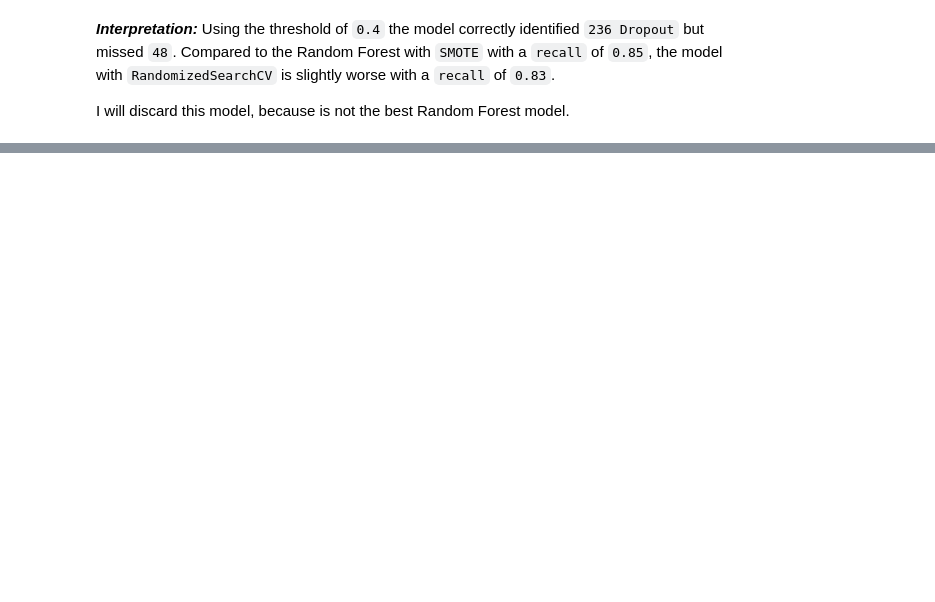
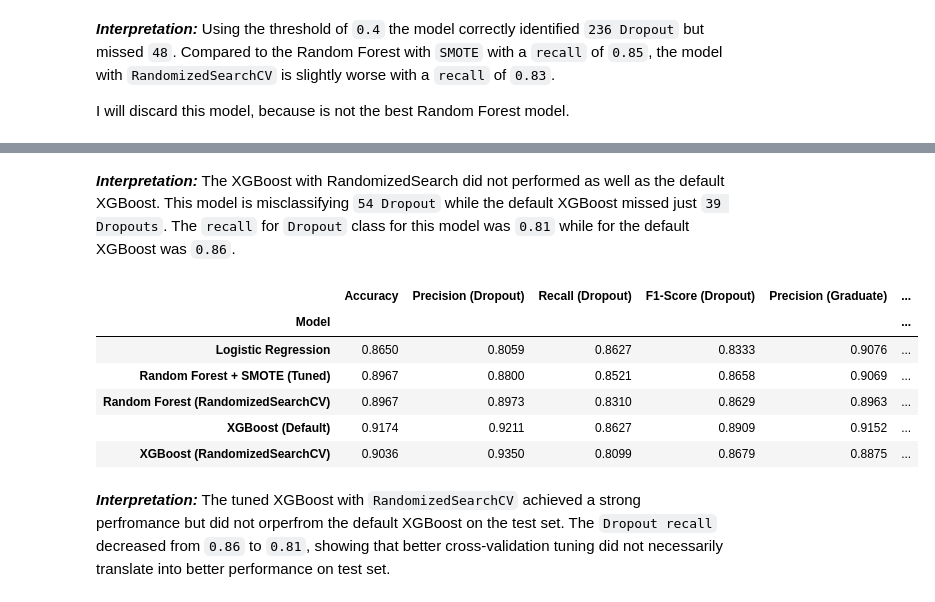
Before and after one commit to weslylaboy/student-outcome-predictor, a Jupyter notebook: notebooks/03_classification_model.ipynb, the cells around one changed output, grey strips where cells are left out. Saved outputs shown, nothing was run; the diff lists cells and outputs as text; code cells hidden in the pictures; blank space fills up the shorter version.

```diff
--- a/notebooks/03_classification_model.ipynb
+++ b/notebooks/03_classification_model.ipynb
@@ -1380,0 +1306,18 @@ I will discard this model, because is not the best Random Forest model.
+# %% [markdown]
+***Interpretation:*** The XGBoost with RandomizedSearch did not performed as well as the default XGBoost. This model is misclassifying `54 Dropout` while the default XGBoost missed just `39 Dropouts`. The `recall` for `Dropout` class for this model was `0.81` while for the default XGBoost was `0.86`.
+# %%
+results_models_metrics.append(get_model_metrics(y_test, y_pred_xgb_tuned,
+                                                  'XGBoost (RandomizedSearchCV)'))
+
+temp_results = pd.DataFrame(results_models_metrics).set_index('Model')
+temp_results
+# %% [output]
+|  | Accuracy | Precision (Dropout) | Recall (Dropout) | F1-Score (Dropout) | Precision (Graduate) | ... |
+| Model |  |  |  |  |  | ... |
+| Logistic Regression | 0.8650 | 0.8059 | 0.8627 | 0.8333 | 0.9076 | ... |
+| Random Forest + SMOTE (Tuned) | 0.8967 | 0.8800 | 0.8521 | 0.8658 | 0.9069 | ... |
+| Random Forest (RandomizedSearchCV) | 0.8967 | 0.8973 | 0.8310 | 0.8629 | 0.8963 | ... |
+| XGBoost (Default) | 0.9174 | 0.9211 | 0.8627 | 0.8909 | 0.9152 | ... |
+| XGBoost (RandomizedSearchCV) | 0.9036 | 0.9350 | 0.8099 | 0.8679 | 0.8875 | ... |
+# %% [markdown]
+***Interpretation:*** The tuned XGBoost with `RandomizedSearchCV` achieved a strong perfromance but did not orperfrom the default XGBoost on the test set. The `Dropout recall` decreased from `0.86` to `0.81`, showing that better cross-validation tuning did not necessarily translate into better performance on test set.
```
Also changed, not shown: parts of 33 cells of this notebook.
